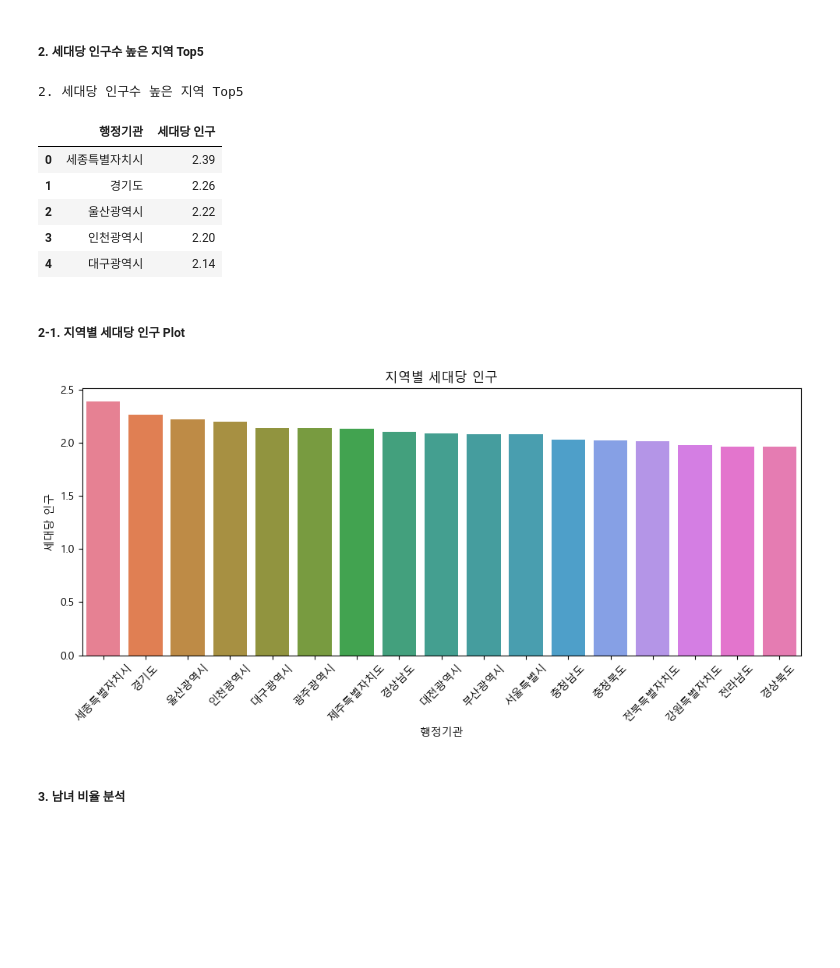
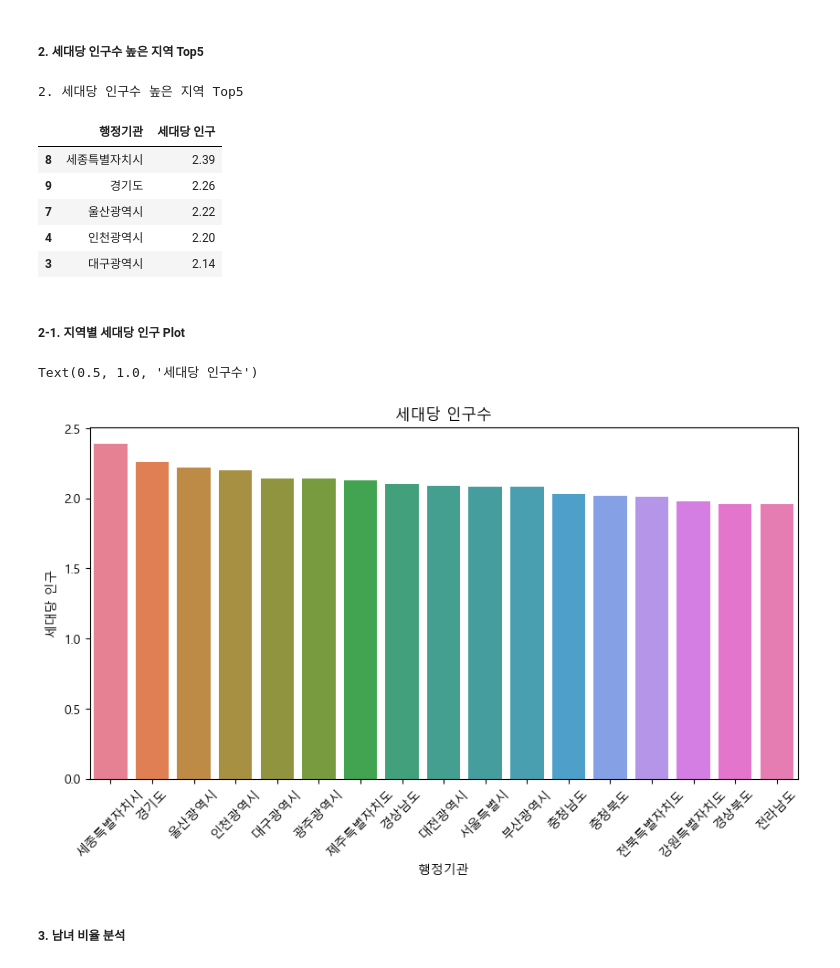
Before and after one commit to 2eeg/Rookies.assignment, a Jupyter notebook: WEB_Scraping/04_인구현황분석.ipynb, the cells around one changed output. Drawn from its saved outputs; the diff is of its cells as text; code cells hidden in the pictures; blank space fills up the shorter version.

```diff
--- a/WEB_Scraping/04_인구현황분석.ipynb
+++ b/WEB_Scraping/04_인구현황분석.ipynb
@@ -13,6 +13,8 @@ matplotlib.rc('font', family=font_prop)
 Malgun Gothic
 # %%
 # 인구현황.csv 로드하여 DataFrame 객체생성 , 변수명은 df_all
+df_all = pd.read_csv('data/인구현황.csv', encoding='utf-8')
+df_all
 # %% [output]
 |  | 행정기관코드 | 행정기관 | 총인구수 | 세대수 | 세대당 인구 | 남자 인구수 | 여자 인구수 | 남여 비율 |
 | 0 | 1000000000 | 전국 | 51217221 | 24118928 | 2.12 | 25498324 | 25718897 | 0.99 |
@@ -74,21 +87,26 @@ plt.show()
 ##### 2. 세대당 인구수 높은 지역 Top5
 # %%
 print("2. 세대당 인구수 높은 지역 Top5")
+df[['행정기관', '세대당 인구']].sort_values(by='세대당 인구', ascending=False).head(5)
 # %% [output]
 2. 세대당 인구수 높은 지역 Top5
 |  | 행정기관 | 세대당 인구 |
-| 0 | 세종특별자치시 | 2.39 |
-| 1 | 경기도 | 2.26 |
-| 2 | 울산광역시 | 2.22 |
-| 3 | 인천광역시 | 2.20 |
-| 4 | 대구광역시 | 2.14 |
+| 8 | 세종특별자치시 | 2.39 |
+| 9 | 경기도 | 2.26 |
+| 7 | 울산광역시 | 2.22 |
+| 4 | 인천광역시 | 2.20 |
+| 3 | 대구광역시 | 2.14 |
 # %% [markdown]
 ##### 2-1. 지역별 세대당 인구 Plot
 # %%
 plt.figure(figsize=(10,5))
 # seaborn의 barplot() 함수사용
+sns.barplot(data=df.sort_values(by='세대당 인구', ascending=False), x='행정기관', y='세대당 인구', hue='행정기관')
+plt.xticks(rotation=45)
+plt.title('세대당 인구수')
 # %% [output]
+Text(0.5, 1.0, '세대당 인구수')
-[figure, old version]
+[figure, new version]
 # %% [markdown]
 ##### 3. 남녀 비율 분석
 # %%
```
Also changed, not shown: parts of 12 cells of this notebook.
